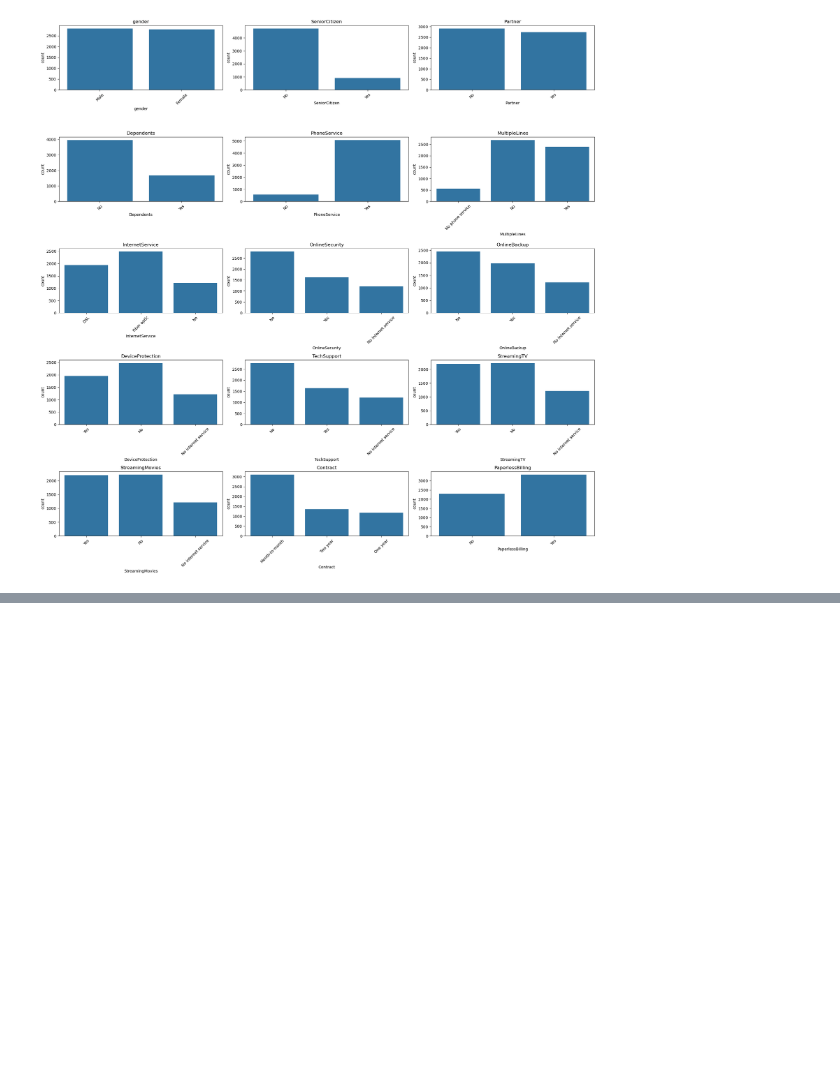
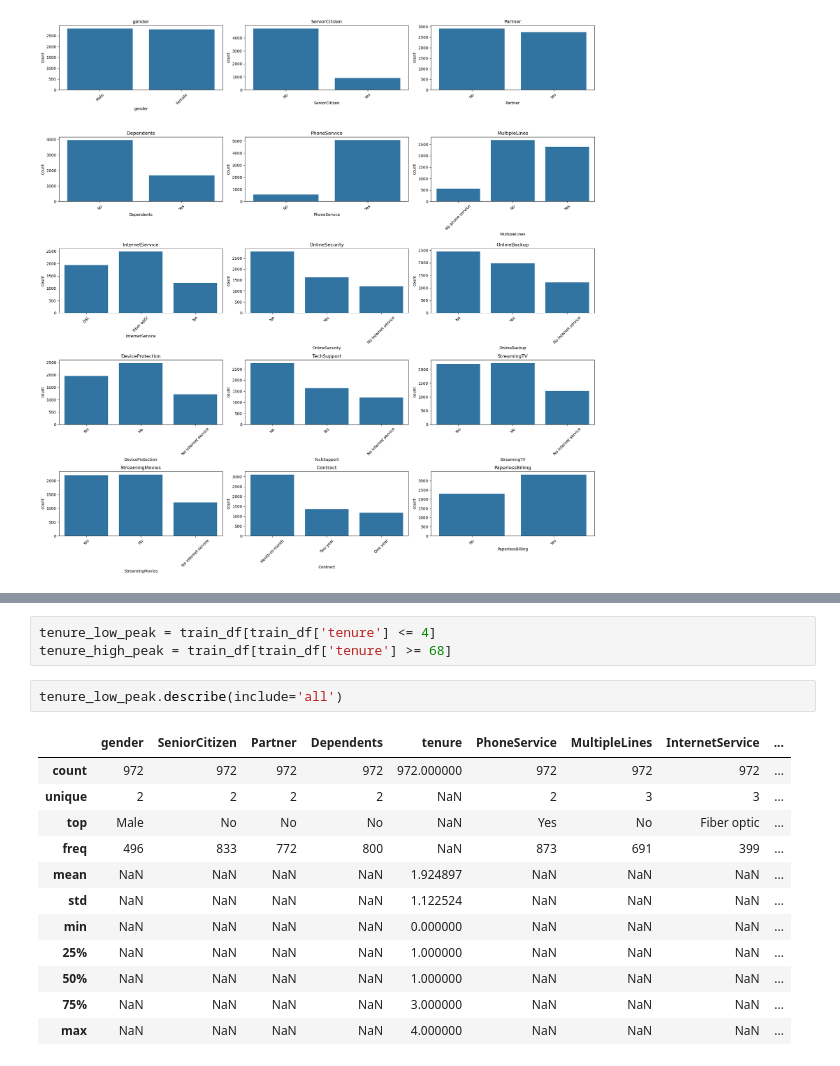
Before and after one commit to maryamzakeri-ds/customer-churn-prediction, a Jupyter notebook: notebooks/03_eda.ipynb, the cells around one changed output, grey strips where cells are left out. Cells and saved outputs as stored; diff of their text form; blank space fills up the shorter version.

```diff
--- a/notebooks/03_eda.ipynb
+++ b/notebooks/03_eda.ipynb
@@ -97,0 +113,18 @@ plt.show()
+# %%
+tenure_low_peak = train_df[train_df['tenure'] <= 4]
+tenure_high_peak = train_df[train_df['tenure'] >= 68]
+# %%
+tenure_low_peak.describe(include='all')
+# %% [output]
+|  | gender | SeniorCitizen | Partner | Dependents | tenure | PhoneService | MultipleLines | InternetService | ... |
+| count | 972 | 972 | 972 | 972 | 972.000000 | 972 | 972 | 972 | ... |
+| unique | 2 | 2 | 2 | 2 | NaN | 2 | 3 | 3 | ... |
+| top | Male | No | No | No | NaN | Yes | No | Fiber optic | ... |
+| freq | 496 | 833 | 772 | 800 | NaN | 873 | 691 | 399 | ... |
+| mean | NaN | NaN | NaN | NaN | 1.924897 | NaN | NaN | NaN | ... |
+| std | NaN | NaN | NaN | NaN | 1.122524 | NaN | NaN | NaN | ... |
+| min | NaN | NaN | NaN | NaN | 0.000000 | NaN | NaN | NaN | ... |
+| 25% | NaN | NaN | NaN | NaN | 1.000000 | NaN | NaN | NaN | ... |
+| 50% | NaN | NaN | NaN | NaN | 1.000000 | NaN | NaN | NaN | ... |
+| 75% | NaN | NaN | NaN | NaN | 3.000000 | NaN | NaN | NaN | ... |
+| max | NaN | NaN | NaN | NaN | 4.000000 | NaN | NaN | NaN | ... |
```
Also changed, not shown: parts of 30 cells of this notebook.
